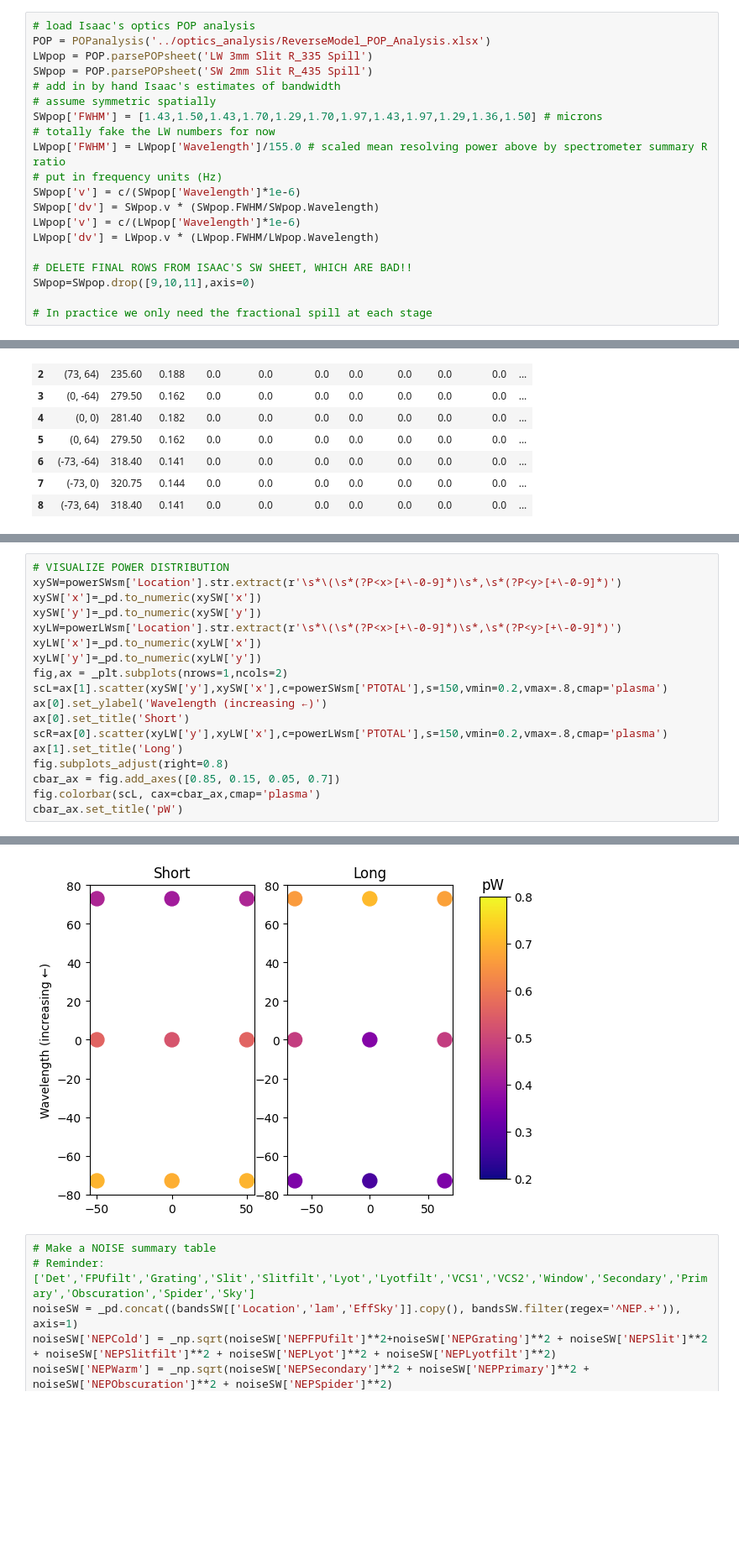
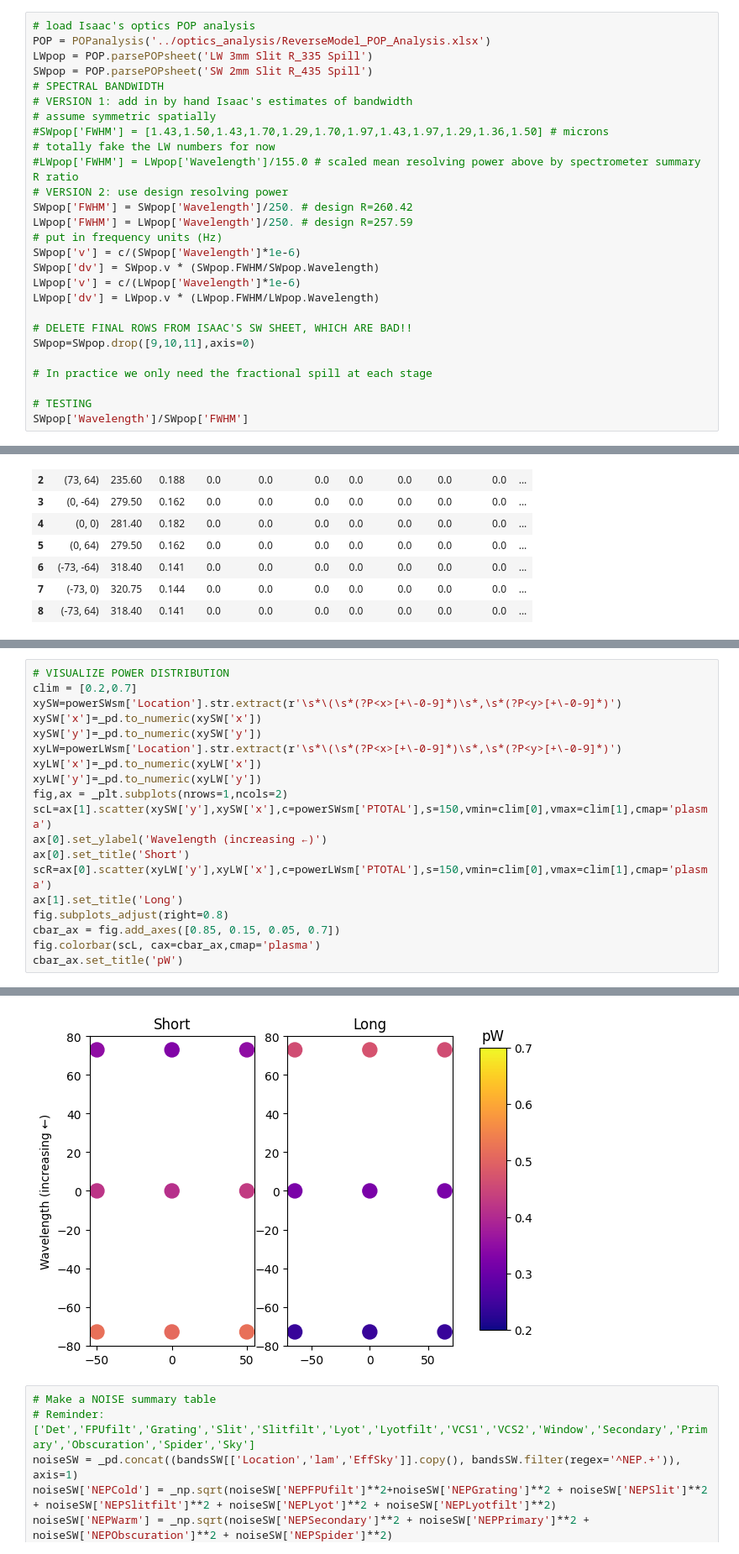
Before and after one commit to tim-balloon/tim-inst_modl, a Jupyter notebook: loading_model/TIM_NEP_pixel.ipynb, the cells around one changed output, grey strips where cells are left out. Shown at 84% size. Drawn from its saved outputs; the diff is of its cells as text; blank space fills up the shorter version.

Commit message:
Revise how we handle resolving power

```diff
--- a/loading_model/TIM_NEP_pixel.ipynb
+++ b/loading_model/TIM_NEP_pixel.ipynb
@@ -220,11 +220,15 @@ atmo = amModel('Antarctic_DJF_37km_0_2000_10M_45_1.out',label='37km')
 POP = POPanalysis('../optics_analysis/ReverseModel_POP_Analysis.xlsx')
 LWpop = POP.parsePOPsheet('LW 3mm Slit R_335 Spill')
 SWpop = POP.parsePOPsheet('SW 2mm Slit R_435 Spill')
-# add in by hand Isaac's estimates of bandwidth
+# SPECTRAL BANDWIDTH
+# VERSION 1: add in by hand Isaac's estimates of bandwidth
 # assume symmetric spatially
-SWpop['FWHM'] = [1.43,1.50,1.43,1.70,1.29,1.70,1.97,1.43,1.97,1.29,1.36,1.50] # microns
+#SWpop['FWHM'] = [1.43,1.50,1.43,1.70,1.29,1.70,1.97,1.43,1.97,1.29,1.36,1.50] # microns
 # totally fake the LW numbers for now
-LWpop['FWHM'] = LWpop['Wavelength']/155.0 # scaled mean resolving power above by spectrometer summary R ratio
+#LWpop['FWHM'] = LWpop['Wavelength']/155.0 # scaled mean resolving power above by spectrometer summary R ratio
+# VERSION 2: use design resolving power
+SWpop['FWHM'] = SWpop['Wavelength']/250. # design R=260.42
+LWpop['FWHM'] = LWpop['Wavelength']/250. # design R=257.59
 # put in frequency units (Hz)
 SWpop['v'] = c/(SWpop['Wavelength']*1e-6)
 SWpop['dv'] = SWpop.v * (SWpop.FWHM/SWpop.Wavelength)
@@ -235,3 +239,6 @@ LWpop['dv'] = LWpop.v * (LWpop.FWHM/LWpop.Wavelength)
 SWpop=SWpop.drop([9,10,11],axis=0)
 
 # In practice we only need the fractional spill at each stage
+
+# TESTING
+SWpop['Wavelength']/SWpop['FWHM']
@@ -517,24 +516,25 @@ LW Camera [pW]
 # %%
 # VISUALIZE POWER DISTRIBUTION
+clim = [0.2,0.7]
 xySW=powerSWsm['Location'].str.extract(r'\s*\(\s*(?P<x>[+\-0-9]*)\s*,\s*(?P<y>[+\-0-9]*)')
 xySW['x']=_pd.to_numeric(xySW['x'])
 xySW['y']=_pd.to_numeric(xySW['y'])
 xyLW=powerLWsm['Location'].str.extract(r'\s*\(\s*(?P<x>[+\-0-9]*)\s*,\s*(?P<y>[+\-0-9]*)')
 xyLW['x']=_pd.to_numeric(xyLW['x'])
 xyLW['y']=_pd.to_numeric(xyLW['y'])
 fig,ax = _plt.subplots(nrows=1,ncols=2)
-scL=ax[1].scatter(xySW['y'],xySW['x'],c=powerSWsm['PTOTAL'],s=150,vmin=0.2,vmax=.8,cmap='plasma')
+scL=ax[1].scatter(xySW['y'],xySW['x'],c=powerSWsm['PTOTAL'],s=150,vmin=clim[0],vmax=clim[1],cmap='plasma')
 ax[0].set_ylabel('Wavelength (increasing ←)')
 ax[0].set_title('Short')
-scR=ax[0].scatter(xyLW['y'],xyLW['x'],c=powerLWsm['PTOTAL'],s=150,vmin=0.2,vmax=.8,cmap='plasma')
+scR=ax[0].scatter(xyLW['y'],xyLW['x'],c=powerLWsm['PTOTAL'],s=150,vmin=clim[0],vmax=clim[1],cmap='plasma')
 ax[1].set_title('Long')
 fig.subplots_adjust(right=0.8)
 cbar_ax = fig.add_axes([0.85, 0.15, 0.05, 0.7])
 fig.colorbar(scL, cax=cbar_ax,cmap='plasma')
 cbar_ax.set_title('pW')
 # %% [output]
 Text(0.5, 1.0, 'pW')
-[figure, old version]
+[figure, new version]
 # %%
 # Make a NOISE summary table
 # Reminder: ['Det','FPUfilt','Grating','Slit','Slitfilt','Lyot','Lyotfilt','VCS1','VCS2','Window','Secondary','Primary','Obscuration','Spider','Sky']
```
Also changed, not shown: parts of 8 cells of this notebook.
